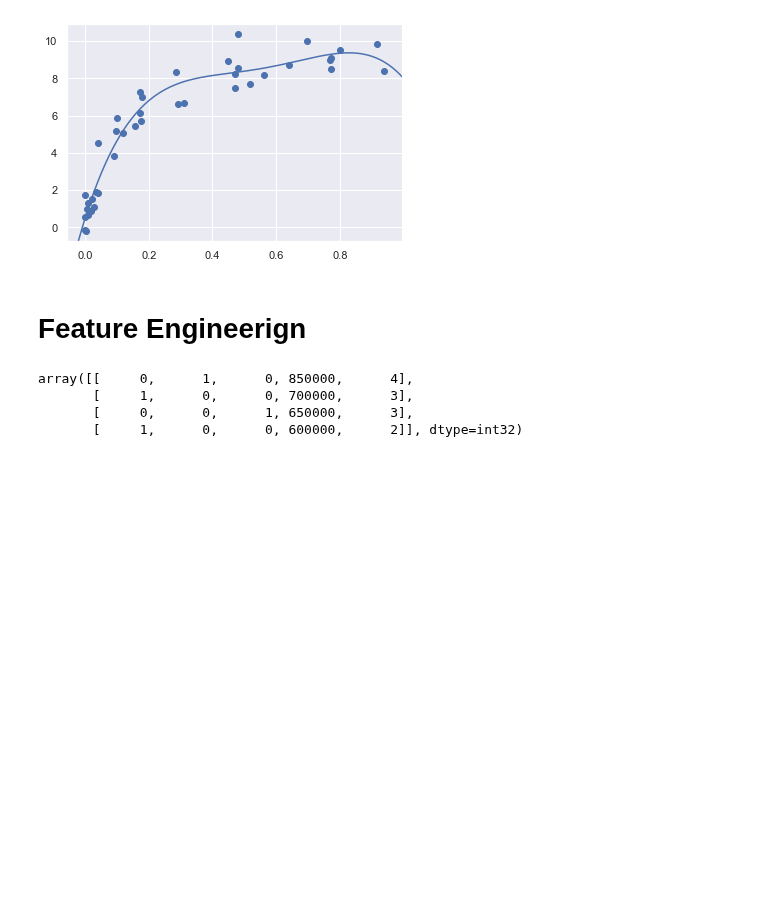
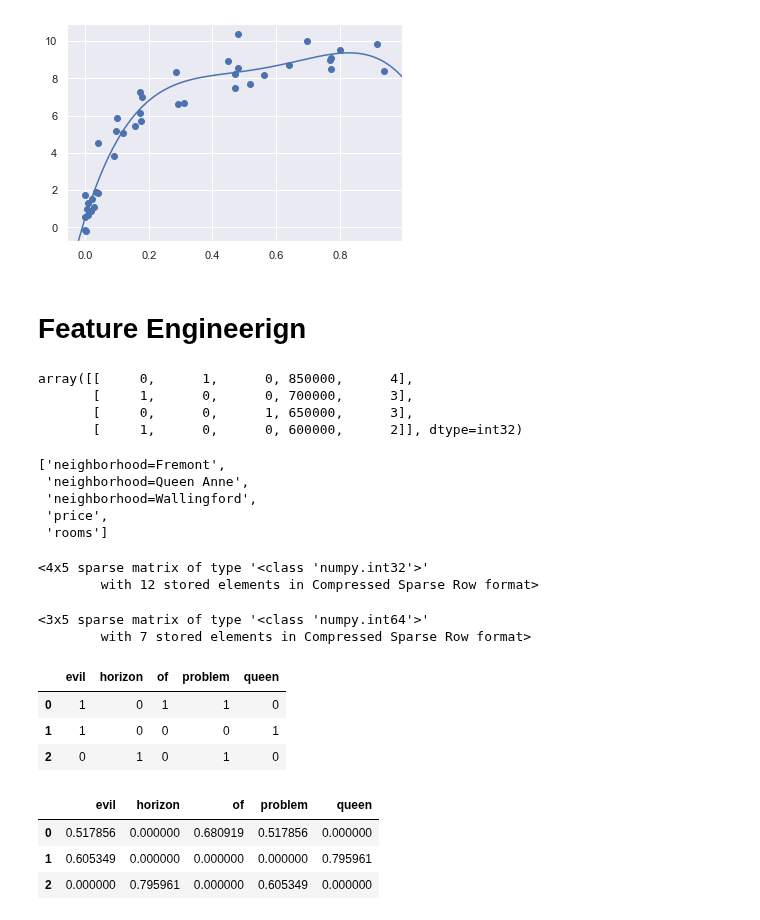
Before and after one commit to SpIIIII/jupyter-repo, a Jupyter notebook: Python Data Science Cookbook/Main (ML chapter).ipynb, the cells around one changed output. Cells and saved outputs as stored; diff of their text form; code cells hidden in the pictures; blank space fills up the shorter version.

```diff
--- a/Python Data Science Cookbook/Main (ML chapter).ipynb
+++ b/Python Data Science Cookbook/Main (ML chapter).ipynb
@@ -598,3 +599,19 @@ array([[     0,      1,      0, 850000,      4],
        [     1,      0,      0, 700000,      3],
        [     0,      0,      1, 650000,      3],
        [     1,      0,      0, 600000,      2]], dtype=int32)
+# %%
+vec.get_feature_names()
+# %% [output]
+['neighborhood=Fremont',
+ 'neighborhood=Queen Anne',
+ 'neighborhood=Wallingford',
+ 'price',
+ 'rooms']
+# %%
+vec = DictVectorizer(sparse=True,dtype=int)
+vec.fit_transform(data)
+# %% [output]
+<4x5 sparse matrix of type '<class 'numpy.int32'>'
+        with 12 stored elements in Compressed Sparse Row format>
+# %%
+sample = ['problem of evil','evil queen','horizon problem']
@@ -600,0 +620,14 @@ array([[     0,      1,      0, 850000,      4],
+# %%
+vec = CountVectorizer()
+X = vec.fit_transform(sample)
+X
+# %% [output]
+<3x5 sparse matrix of type '<class 'numpy.int64'>'
+        with 7 stored elements in Compressed Sparse Row format>
+# %%
+pd.DataFrame(X.toarray(),columns=vec.get_feature_names())
+# %% [output]
+|  | evil | horizon | of | problem | queen |
+| 0 | 1 | 0 | 1 | 1 | 0 |
+| 1 | 1 | 0 | 0 | 0 | 1 |
+| 2 | 0 | 1 | 0 | 1 | 0 |
@@ -600,0 +636,9 @@ array([[     0,      1,      0, 850000,      4],
+# %%
+vec = TfidfVectorizer()
+X=vec.fit_transform(sample)
+pd.DataFrame(X.toarray(),columns=vec.get_feature_names())
+# %% [output]
+|  | evil | horizon | of | problem | queen |
+| 0 | 0.517856 | 0.000000 | 0.680919 | 0.517856 | 0.000000 |
+| 1 | 0.605349 | 0.000000 | 0.000000 | 0.000000 | 0.795961 |
+| 2 | 0.000000 | 0.795961 | 0.000000 | 0.605349 | 0.000000 |
```
Also changed, not shown: parts of 16 cells of this notebook.
